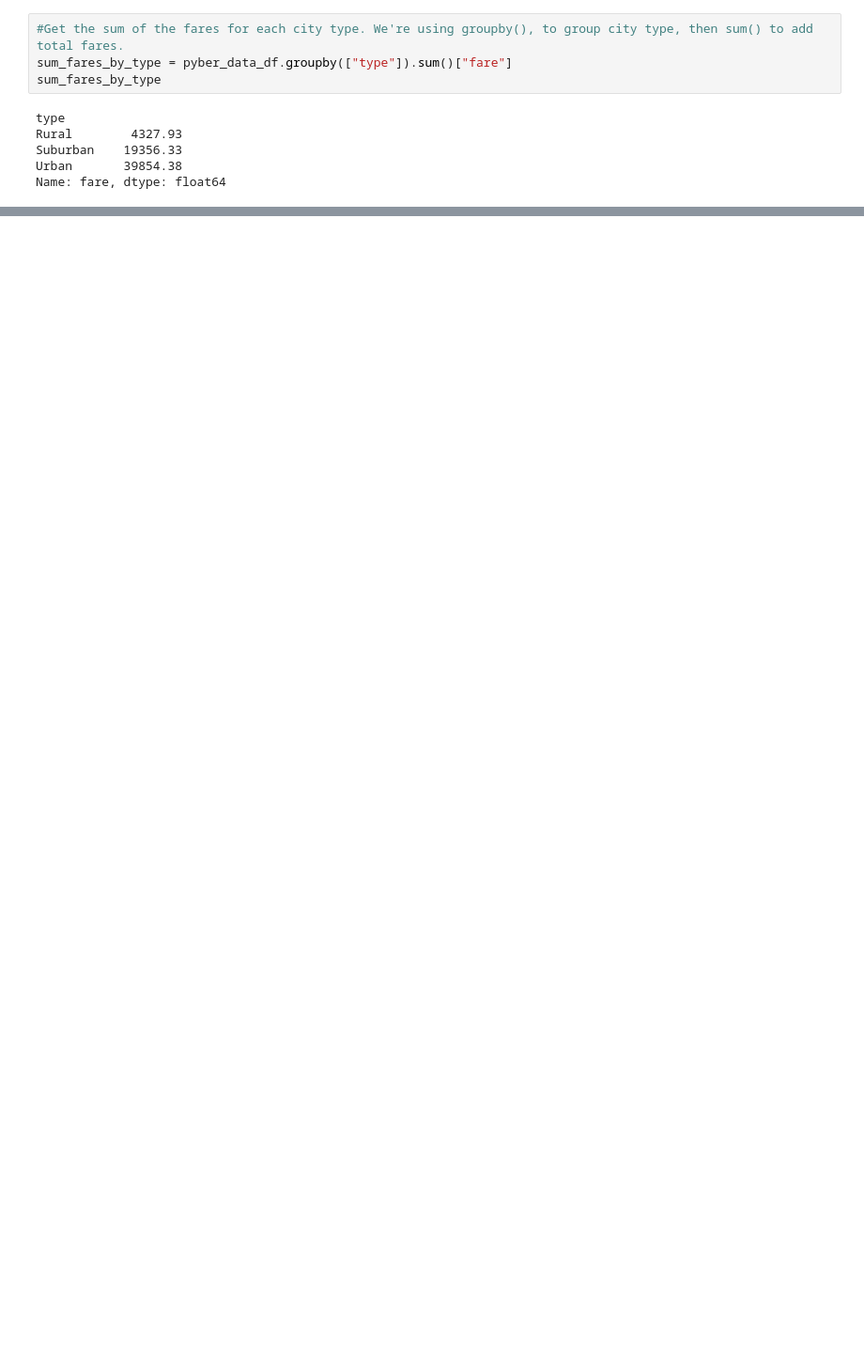
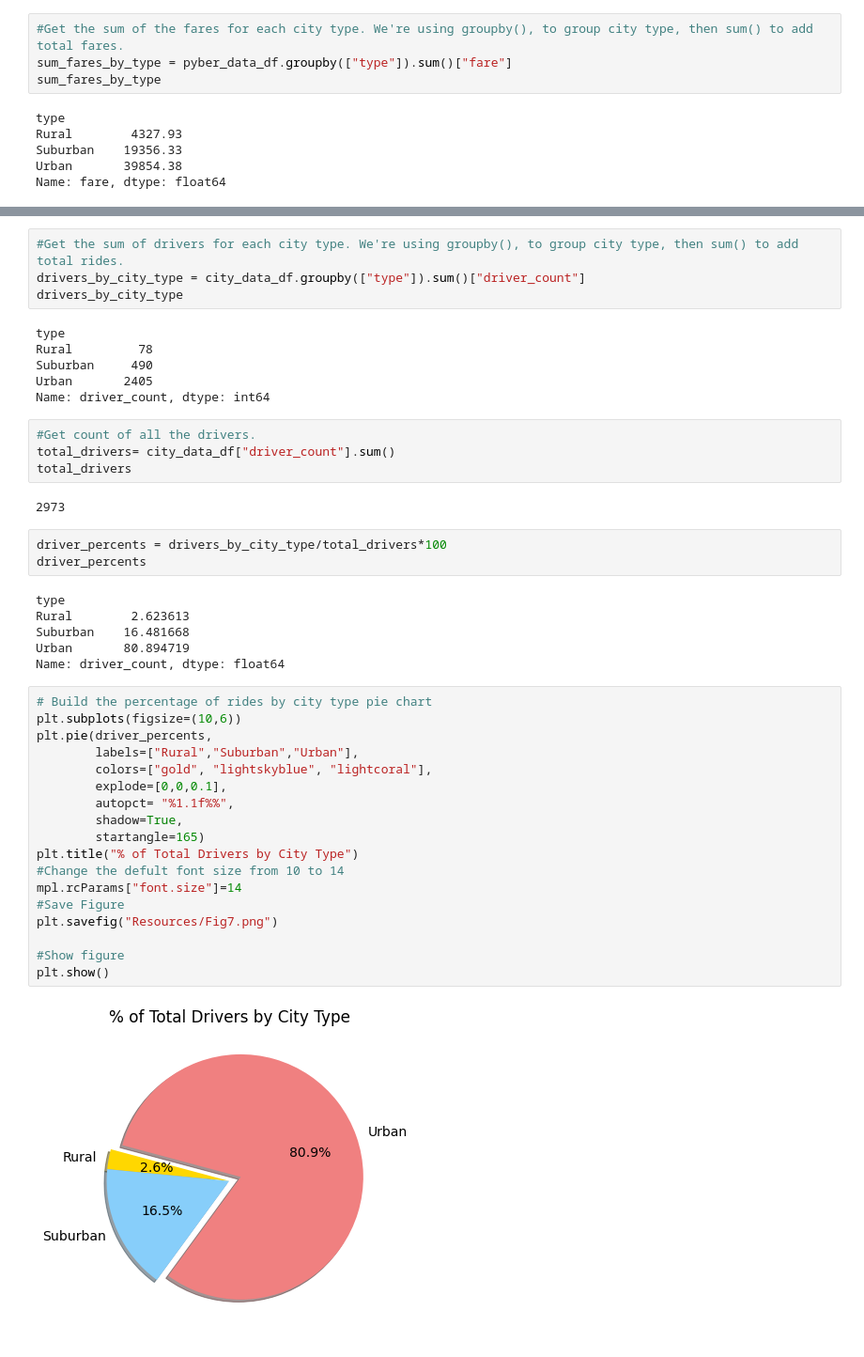
Before and after one commit to katiarp/PyBer_Analysis, a Jupyter notebook: PyBer.ipynb, the cells around one changed output, grey strips where cells are left out. Shown at 94% size. Cells and saved outputs as stored; diff of their text form; blank space fills up the shorter version.

```diff
--- a/PyBer.ipynb
+++ b/PyBer.ipynb
@@ -1012,0 +1020,45 @@ plt.show()
+# %%
+#Get the sum of drivers for each city type. We're using groupby(), to group city type, then sum() to add total rides.
+drivers_by_city_type = city_data_df.groupby(["type"]).sum()["driver_count"]
+drivers_by_city_type
+# %% [output]
+type
+Rural         78
+Suburban     490
+Urban       2405
+Name: driver_count, dtype: int64
+# %%
+#Get count of all the drivers.
+total_drivers= city_data_df["driver_count"].sum()
+total_drivers
+# %% [output]
+2973
+# %%
+driver_percents = drivers_by_city_type/total_drivers*100
+driver_percents
+# %% [output]
+type
+Rural        2.623613
+Suburban    16.481668
+Urban       80.894719
+Name: driver_count, dtype: float64
+# %%
+# Build the percentage of rides by city type pie chart
+plt.subplots(figsize=(10,6))
+plt.pie(driver_percents,
+        labels=["Rural","Suburban","Urban"],
+        colors=["gold", "lightskyblue", "lightcoral"],
+        explode=[0,0,0.1],
+        autopct= "%1.1f%%",
+        shadow=True,
+        startangle=165)
+plt.title("% of Total Drivers by City Type")
+#Change the defult font size from 10 to 14
+mpl.rcParams["font.size"]=14
+#Save Figure
+plt.savefig("Resources/Fig7.png")
+
+#Show figure
+plt.show()
+# %% [output]
+[figure, added]
```
Also changed, not shown: parts of 24 cells of this notebook, 2 other files.
